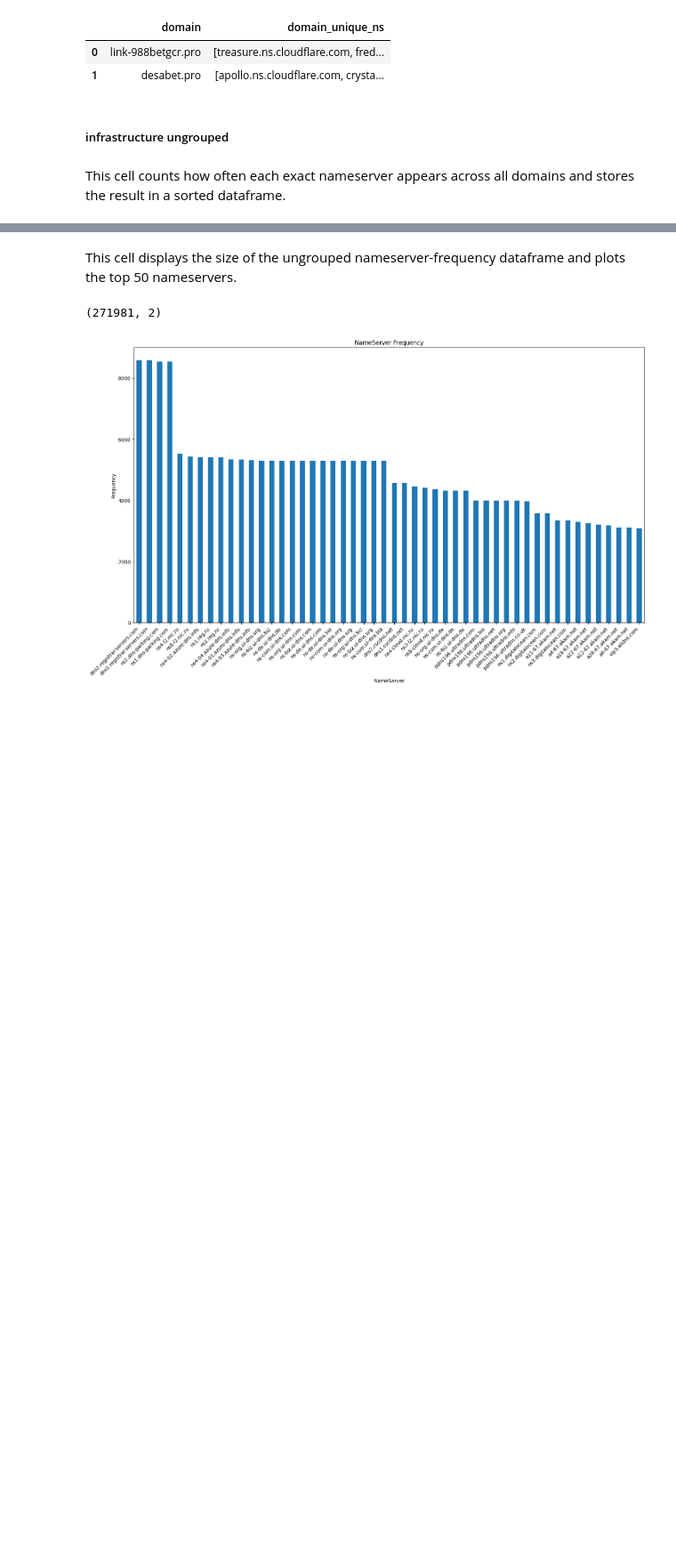
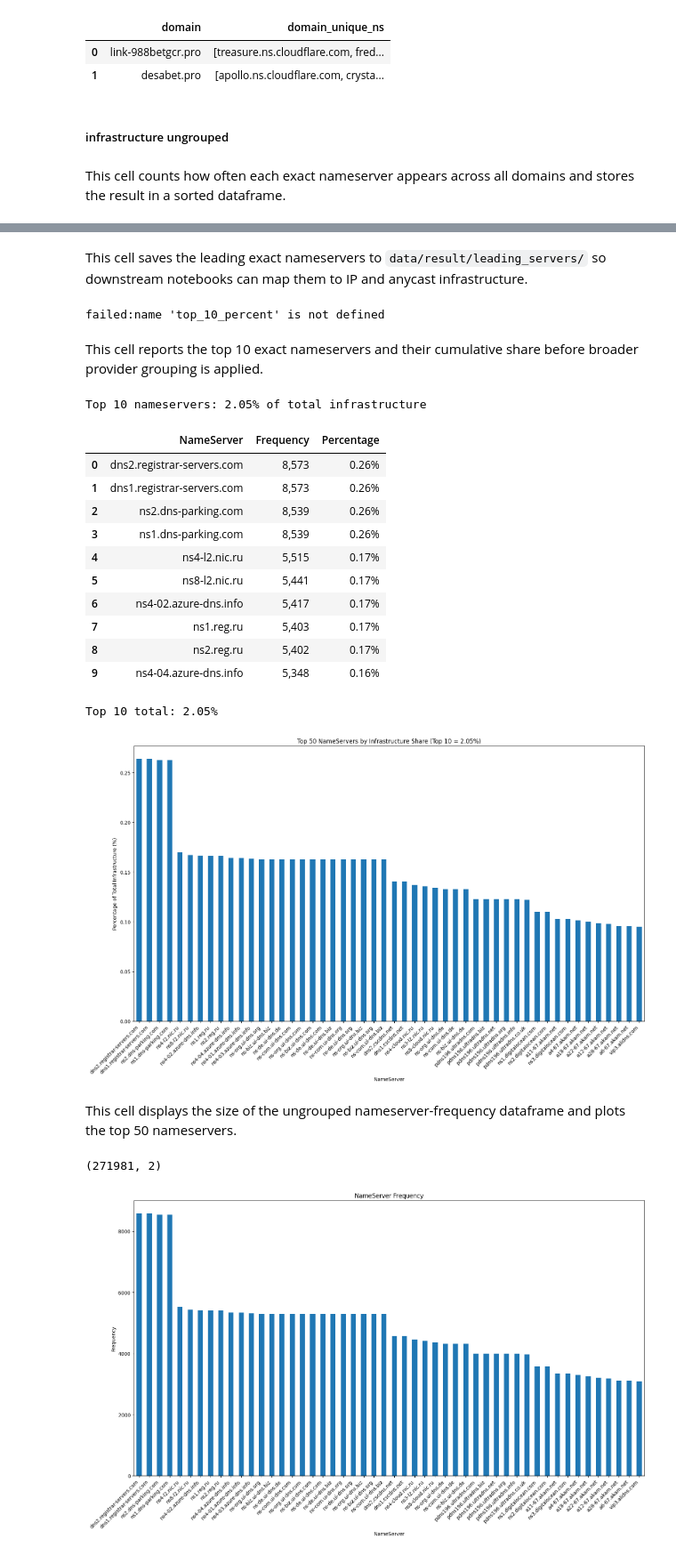
Before and after one commit to SEMINDU/revisit-ptt-in-DNS, a Jupyter notebook: code/ptt-iyp-analysis (tranco)_infrastructure_NS_service_provider.ipynb, the cells around one changed output, grey strips where cells are left out. Shown at 89% size. Saved outputs shown, nothing was run; the diff lists cells and outputs as text; code cells hidden in the pictures; blank space fills up the shorter version.

Commit message:
leading infrastructure analysis:anycast or not?

```diff
--- a/code/ptt-iyp-analysis (tranco)_infrastructure_NS_service_provider.ipynb
+++ b/code/ptt-iyp-analysis (tranco)_infrastructure_NS_service_provider.ipynb
@@ -39,7 +39,7 @@ try:
 
     sponTLD_summary_df = pd.read_parquet(base_dir / "sponTLD_domains_dependency_no_parent.parquet", columns=["domain","domain_unique_ns"] )
 
-    domain_with_parent = pd.read_parquet(base_dir / "domain_with_parent_rel.parquet", columns=["domain","domain_unique_ns"] )
+    # domain_with_parent = pd.read_parquet(base_dir / "domain_with_parent_rel.parquet", columns=["domain","domain_unique_ns"] )
 
 
 except Exception as e:
@@ -81,7 +81,7 @@ concatinated_df = pd.concat(
         infTLD_summary_df,
         sponTLD_summary_df,
         gTLD_summary_df,
-        domain_with_parent
+        # domain_with_parent
 
 
     ],ignore_index=True
@@ -116,3 +186,78 @@ tranco_dns_infrastructure_df = tranco_dns_infrastructure_df.sort_values("Frequen
+# %% [markdown]
+This cell saves the leading exact nameservers to `data/result/leading_servers/` so downstream notebooks can map them to IP and anycast infrastructure.
+# %%
+try:
+    out_dir = Path.cwd().parent / 'data' / 'result'/ 'leading_servers'
+    out_dir.mkdir(parents=True, exist_ok=True)
+
+    out_path = out_dir / 'leading_servers.parquet'
+    top_10_percent.to_parquet(out_path, index=False)
+
+except Exception as e:
+    print(f"failed:{e}")
+# %% [output]
+failed:name 'top_10_percent' is not defined
+# %% [markdown]
+This cell reports the top 10 exact nameservers and their cumulative share before broader provider grouping is applied.
+# %%
+# Calculate each nameserver's percentage of total infrastructure
+total_frequency = tranco_dns_infrastructure_df["Frequency"].sum()
+
+tranco_dns_infrastructure_df["Percentage"] = (
+    tranco_dns_infrastructure_df["Frequency"] / total_frequency * 100
+)
+
+# Top 10 table
+top10 = tranco_dns_infrastructure_df.head(10).copy()
+top10_total_percentage = top10["Percentage"].sum()
+
+display(
+    top10.style.format({
+        "Frequency": "{:,}",
+        "Percentage": "{:.2f}%"
+    }).set_caption(
+        f"Top 10 nameservers: {top10_total_percentage:.2f}% of total infrastructure"
+    )
+)
+
+print(f"Top 10 total: {top10_total_percentage:.2f}%")
+
+# Plot top 50 as percentage of total infrastructure
+top50 = tranco_dns_infrastructure_df.head(50)
+
+ax = top50.plot(
+    x="NameServer",
+    y="Percentage",
+    kind="bar",
+    legend=False,
+    figsize=(16, 10)
+)
+
+ax.set_xlabel("NameServer")
+ax.set_ylabel("Percentage of Total Infrastructure (%)")
+ax.set_title(
+    f"Top 50 NameServers by Infrastructure Share "
+    f"(Top 10 = {top10_total_percentage:.2f}%)"
+)
+
+plt.xticks(rotation=45, ha="right")
+plt.tight_layout()
+plt.show()
+# %% [output]
+Top 10 nameservers: 2.05% of total infrastructure
+|  | NameServer | Frequency | Percentage |
+| 0 | dns2.registrar-servers.com | 8,573 | 0.26% |
+| 1 | dns1.registrar-servers.com | 8,573 | 0.26% |
+| 2 | ns2.dns-parking.com | 8,539 | 0.26% |
+| 3 | ns1.dns-parking.com | 8,539 | 0.26% |
+| 4 | ns4-l2.nic.ru | 5,515 | 0.17% |
+| 5 | ns8-l2.nic.ru | 5,441 | 0.17% |
+| 6 | ns4-02.azure-dns.info | 5,417 | 0.17% |
+| 7 | ns1.reg.ru | 5,403 | 0.17% |
+| 8 | ns2.reg.ru | 5,402 | 0.17% |
+| 9 | ns4-04.azure-dns.info | 5,348 | 0.16% |
+Top 10 total: 2.05%
+[figure, added]
 # %% [markdown]
 This cell displays the size of the ungrouped nameserver-frequency dataframe and plots the top 50 nameservers.
 # %%
```
Also changed, not shown: parts of 13 cells of this notebook, 17 other files.
